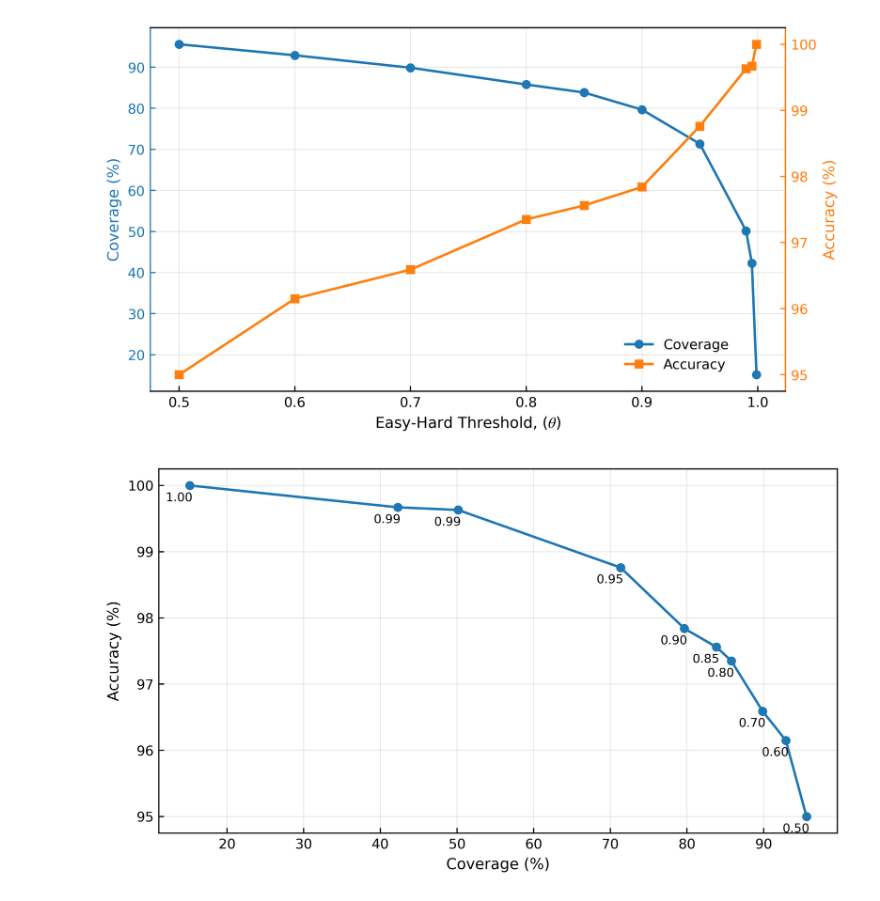
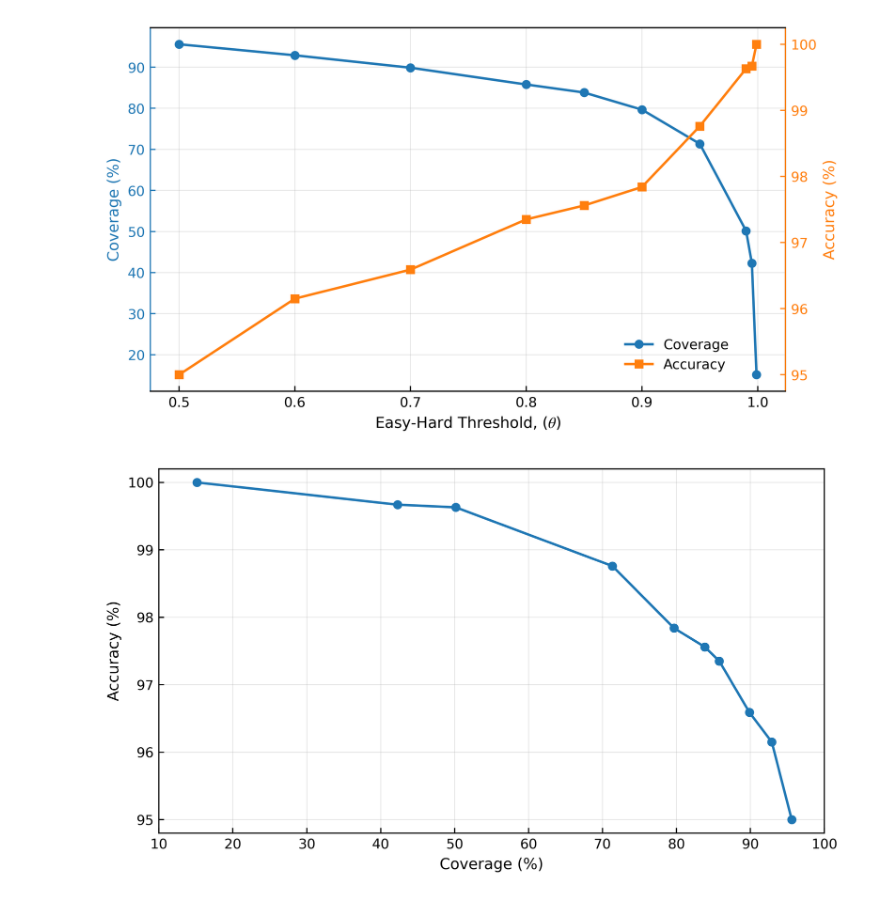
Before and after one commit to Hetons/MFTS, a Jupyter notebook: notebooks/data_visualization.ipynb, the cells around one changed output. Cells and saved outputs as stored; diff of their text form; code cells hidden in the pictures.

```diff
--- a/notebooks/data_visualization.ipynb
+++ b/notebooks/data_visualization.ipynb
@@ -73,7 +73,10 @@ plt.show()
 # %%
 import matplotlib.pyplot as plt
 from matplotlib.ticker import FuncFormatter
+import numpy as np
 
+
+save_dir = "/home/tyf/Project/Tantic/results"
 # Fig.2 早期识别模型的阈值与 Cov. 以及 Acc. 的关系
 
 # 这里数据是从 src/models/mfts/analyze_tls_confidence.py 运行结果粘贴而来
@@ -172,47 +175,80 @@ ax2 = ax1.twinx()
     thresholds, accuracy, marker="s", color="tab:orange", label="Accuracy"
 )
 ax2.set_ylabel(r"Accuracy (%)", color="tab:orange")
 ax2.tick_params(axis="y", labelcolor="tab:orange")
 ax2.yaxis.set_major_formatter(percent_no_sign)
 ax2.spines["right"].set_color("tab:orange")
 ax2.tick_params(axis="y", colors="tab:orange")
 ax2.spines["left"].set_visible(False)
 ax1.spines["left"].set_color("tab:blue")
 ax1.tick_params(axis="y", colors="tab:blue", labelcolor="tab:blue")
 
 ax1.legend(
     handles=[line1, line2],
     loc="lower right",
     bbox_to_anchor=(0.93, 0.02),
     frameon=False,
 )
 
 # plt.title("TLS: Threshold vs Coverage & Accuracy")
 plt.tight_layout()
 plt.show()
 
-# 2) Accuracy vs Coverage
-plt.figure(figsize=(7, 4))
-plt.plot(coverage, accuracy, marker="o", color="tab:blue")
-for x, y, t in zip(coverage, accuracy, thresholds):
-    plt.annotate(
-        f"{t:.2f}",
-        (x, y),
+# plt save pdf
+fig.savefig(
+    f"{save_dir}/tls_threshold_coverage_accuracy_dual_axis.pdf",
+    bbox_inches="tight",
+    pad_inches=0.01,
+)
+
+
+# 2) Accuracy vs Coverage（点标签是阈值 θ，不是坐标轴数值）
+coverage_pct = np.array(coverage) * 100
+accuracy_pct = np.array(accuracy) * 100
+thresholds_arr = np.array(thresholds)
+
+# 按 x 轴升序绘制
+order = np.argsort(coverage_pct)
+x = coverage_pct[order]
+y = accuracy_pct[order]
+t = thresholds_arr[order]
+
+fig, ax = plt.subplots(figsize=(7, 4))
+ax.plot(x, y, marker="o", color="tab:blue")
+
+# 固定坐标范围，减少视觉误判
+ax.set_xlim(10, 100)
+ax.set_xticks(np.arange(10, 101, 10))
+ax.set_ylim(94.8, 100.2)
+ax.set_yticks(np.arange(95, 101, 1))
+
+for i, (xi, yi, ti) in enumerate(zip(x, y, t)):
+    # label = f"θ={ti:.3f}".rstrip("0").rstrip(".")
+    label = ""
+    y_offset = -12 if i % 2 == 0 else -22
+    ax.annotate(
+        label,
+        (xi, yi),
         textcoords="offset points",
-        xytext=(-7, -12),
+        xytext=(0, y_offset),
         ha="center",
-        va="bottom",
+        va="top",
         fontsize=8,
     )
-plt.xlabel("Coverage (%)")
-plt.ylabel("Accuracy (%)")
-# plt.title("TLS: Accuracy vs Coverage")
-ax = plt.gca()
-ax.xaxis.set_major_formatter(percent_no_sign)
-ax.yaxis.set_major_formatter(percent_no_sign)
-plt.grid(True, alpha=0.3, linewidth=0.6)
+
+
+ax.set_xlabel("Coverage (%)")
+ax.set_ylabel("Accuracy (%)")
+ax.grid(True, alpha=0.3, linewidth=0.6)
 plt.tight_layout()
 plt.show()
+
+# plt save pdf
+fig.savefig(
+    f"{save_dir}/tls_threshold_coverage_accuracy.pdf",
+    bbox_inches="tight",
+    pad_inches=0.01,
+)
 # %% [output]
 [figure]
-[figure, old version]
+[figure, new version]
```
Also changed, not shown: parts of 4 cells of this notebook, 21 other files.
